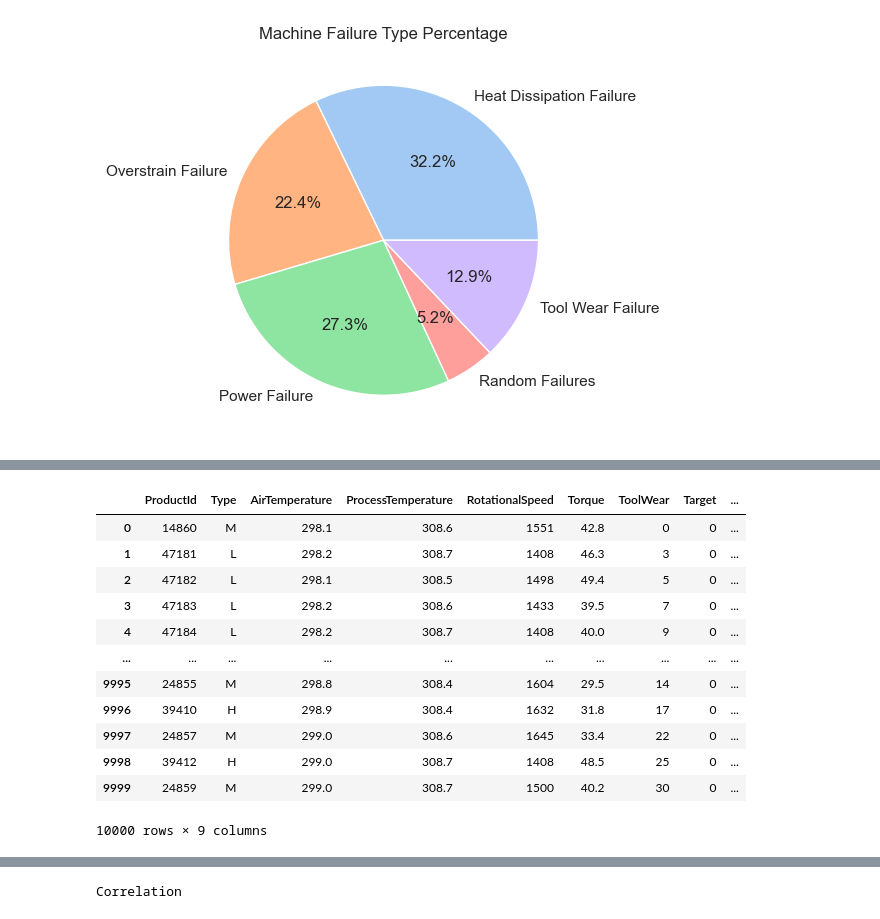
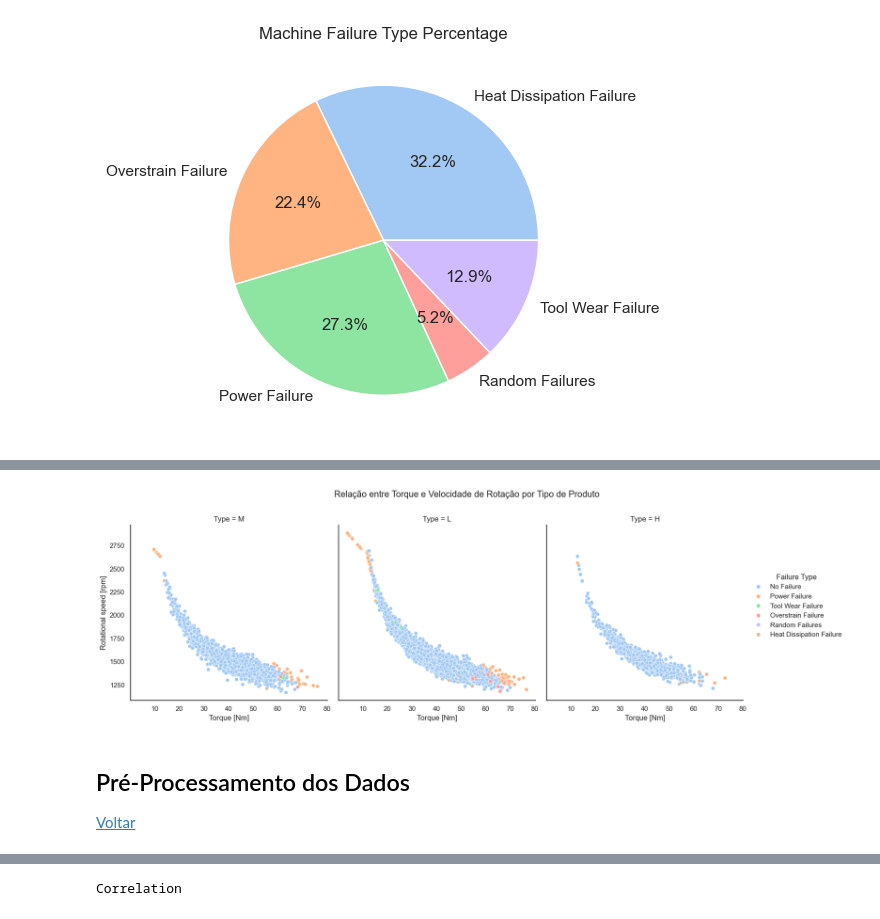
Before and after one commit to anamariapego/MachinePredictiveMaintenance, a Jupyter notebook: analytics.ipynb, the cells around one changed output, grey strips where cells are left out. Drawn from its saved outputs; the diff is of its cells as text; code cells hidden in the pictures.

```diff
--- a/analytics.ipynb
+++ b/analytics.ipynb
@@ -195,2 +211,14 @@ plt.show()
+# %%
+sns.set_style("white")
+sns.relplot(data=dataset, x="Torque [Nm]", y="Rotational speed [rpm]", hue="Failure Type",col="Type",palette='pastel');
+plt.suptitle("Relação entre Torque e Velocidade de Rotação por Tipo de Produto", y=1.08)
+sns.despine()
+plt.show()
+# %% [output]
+[figure, added]
+# %% [markdown]
+<h2><a id="ses4">Pré-Processamento dos Dados</a></h2>
+
+[Voltar](#sumario)
 # %%
 # removing characters not relevant columns name
@@ -212,17 +238 @@ dataset['ProductId'] = pd.to_numeric(dataset['ProductId'])
 dataset.drop(columns=['Udi'], axis=1, inplace=True)
-# %%
-dataset
-# %% [output]
-|  | ProductId | Type | AirTemperature | ProcessTemperature | RotationalSpeed | Torque | ToolWear | Target | ... |
-| 0 | 14860 | M | 298.1 | 308.6 | 1551 | 42.8 | 0 | 0 | ... |
-| 1 | 47181 | L | 298.2 | 308.7 | 1408 | 46.3 | 3 | 0 | ... |
-| 2 | 47182 | L | 298.1 | 308.5 | 1498 | 49.4 | 5 | 0 | ... |
-| 3 | 47183 | L | 298.2 | 308.6 | 1433 | 39.5 | 7 | 0 | ... |
-| 4 | 47184 | L | 298.2 | 308.7 | 1408 | 40.0 | 9 | 0 | ... |
-| ... | ... | ... | ... | ... | ... | ... | ... | ... | ... |
-| 9995 | 24855 | M | 298.8 | 308.4 | 1604 | 29.5 | 14 | 0 | ... |
-| 9996 | 39410 | H | 298.9 | 308.4 | 1632 | 31.8 | 17 | 0 | ... |
-| 9997 | 24857 | M | 299.0 | 308.6 | 1645 | 33.4 | 22 | 0 | ... |
-| 9998 | 39412 | H | 299.0 | 308.7 | 1408 | 48.5 | 25 | 0 | ... |
-| 9999 | 24859 | M | 299.0 | 308.7 | 1500 | 40.2 | 30 | 0 | ... |
-10000 rows × 9 columns
```
Also changed, not shown: parts of 46 cells of this notebook.
